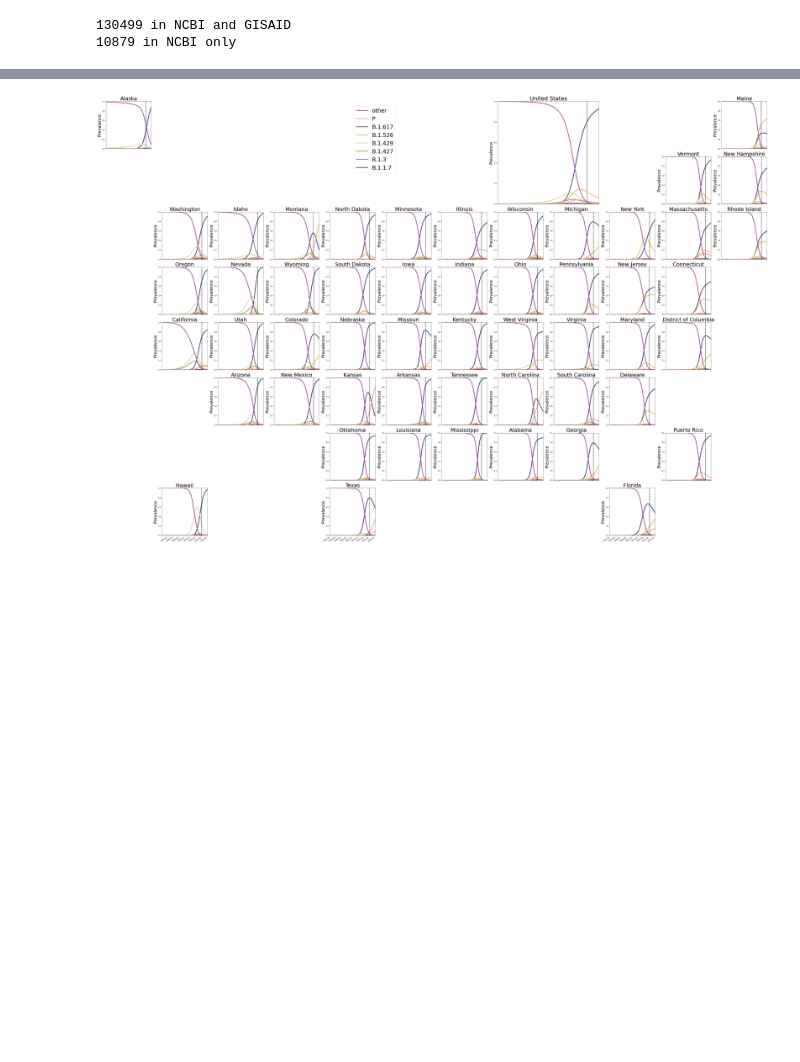
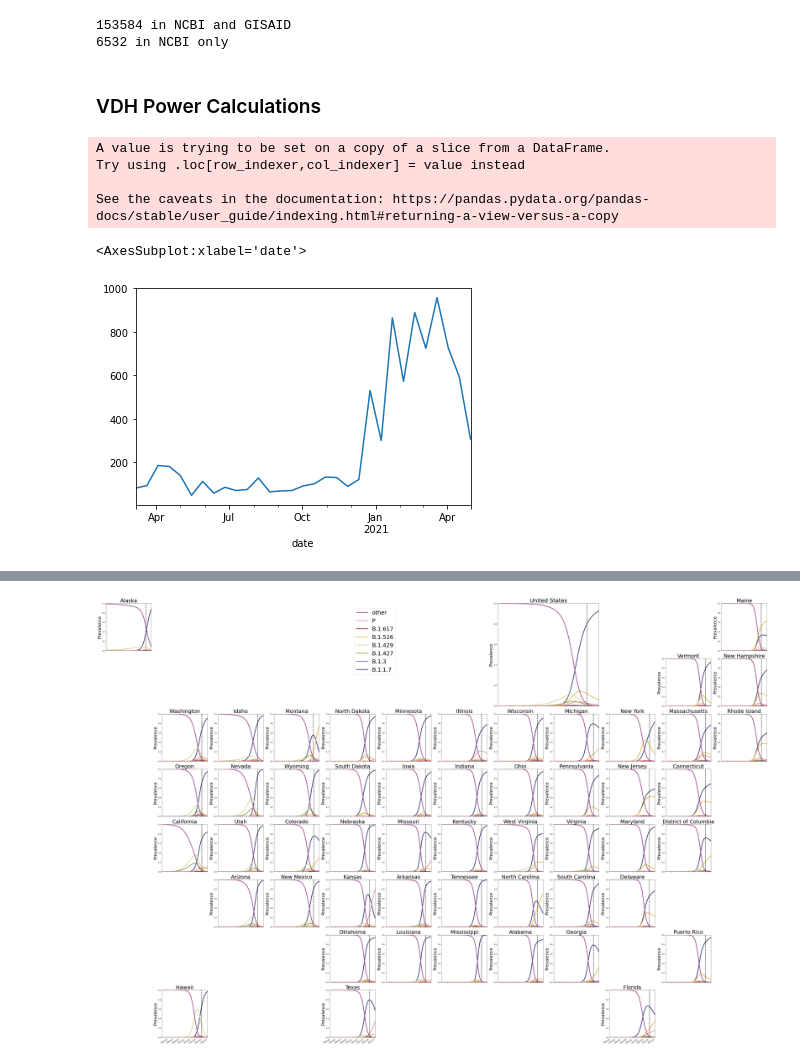
Before and after one commit to itsyosef/bionetworks, a Jupyter notebook: covid/notebooks/variant_muller_projection.ipynb, the cells around one changed output, grey strips where cells are left out. Saved outputs shown, nothing was run; the diff lists cells and outputs as text; code cells hidden in the pictures; blank space fills up the shorter version.

```diff
--- a/covid/notebooks/variant_muller_projection.ipynb
+++ b/covid/notebooks/variant_muller_projection.ipynb
@@ -129,19 +127,20 @@ t[t>1].sum()
 # %%
-ncbi = ncbi[~ncbi.alias.isin(metadata.alias)]
+ncbi = ncbi[(~ncbi.EPI.isin(metadata["Accession ID"])) & (~ncbi.alias.isin(metadata.alias))] # #.shape
+# ncbi[~ncbi.alias.isin(metadata.alias)]
 only_ncbi = ncbi.shape
-ncbi = ncbi[~ncbi.USA.isna()][["Collection_Date", "Pangolin", "USA"]]
-ncbi.columns = ["date", "variant", "state"]
+ncbi = ncbi[~ncbi.USA.isna()][["Collection_Date", "Pangolin", "USA", "Release_Date"]]
+ncbi.columns = ["date", "variant", "state", "submission_date"]
 ncbi.date = pd.to_datetime(ncbi.date)
 ncbi.state = ncbi.state.apply(convert_abbr_stfips)
 ncbi = ncbi.dropna()
 print(all_usa_ncbi[0] - only_ncbi[0], "in NCBI and GISAID")
 print(only_ncbi[0], "in NCBI only")
 
-metadata = metadata[["Collection date", "Pango lineage", "state"]]
-metadata.columns = ["date", "variant", "state"]
+metadata = metadata[["Collection date", "Pango lineage", "state", "Submission date"]]
+metadata.columns = ["date", "variant", "state", "submission_date"]
 metadata.date = pd.to_datetime(metadata.date)
 metadata.state = metadata.state.apply(convert_state_stfips)
 metadata = metadata.dropna()
 # %% [output]
-130499 in NCBI and GISAID
-10879 in NCBI only
+153584 in NCBI and GISAID
+6532 in NCBI only
@@ -269,0 +300,19 @@ def plot_variant_predictions(state, ax, num_days_out=60, stackplot=True):
+# %% [markdown]
+### VDH Power Calculations
+# %%
+va_variants = variants[variants.state == "51"]
+va_variants["count"] = 1
+va_variants = va_variants.pivot_table(index="date", columns="variant", values="count", aggfunc=sum)
+va_variants = va_variants.resample("14D").sum().replace(0, np.nan)
+va_variant_first_seen = va_variants.idxmin().reset_index().to_numpy()
+va_variant_props = va_variants.apply(lambda col: col / va_variants.sum(axis=1), axis=0)
+# va_variants = va_variants.fillna(0)
+samples = va_variants.sum(axis=1)
+samples.plot() #resample('14D').sum().plot()
+# %% [output]
+A value is trying to be set on a copy of a slice from a DataFrame.
+Try using .loc[row_indexer,col_indexer] = value instead
+
+See the caveats in the documentation: https://pandas.pydata.org/pandas-docs/stable/user_guide/indexing.html#returning-a-view-versus-a-copy
+<AxesSubplot:xlabel='date'>
+[figure, added]
```
Also changed, not shown: parts of 23 cells of this notebook, 5 other files.
